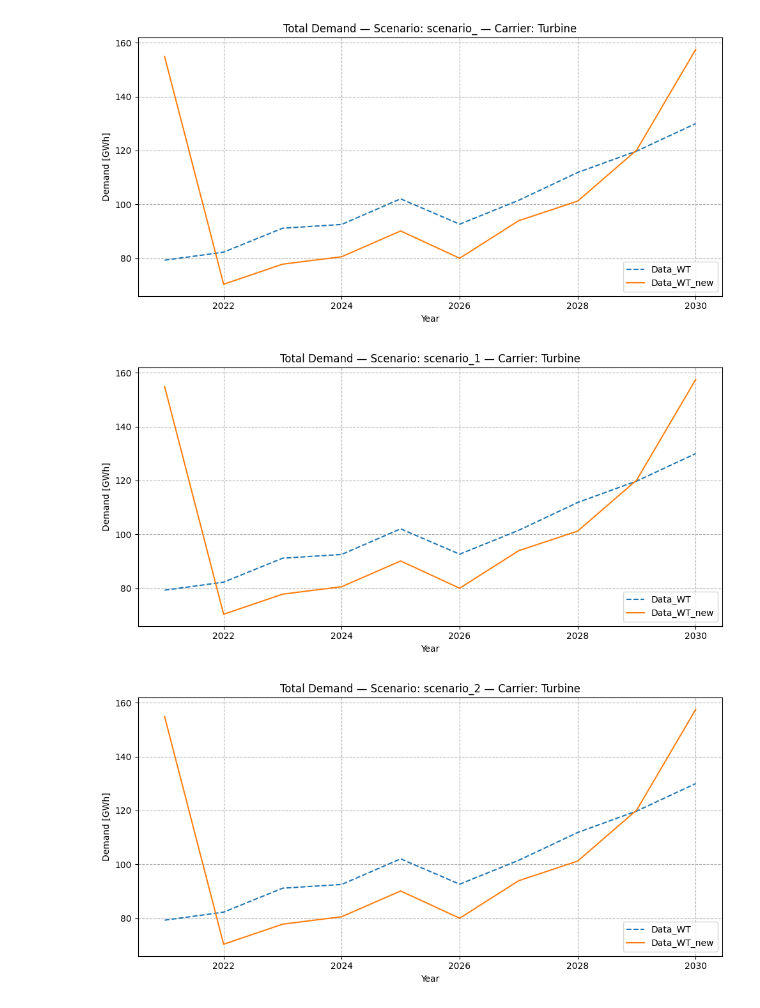
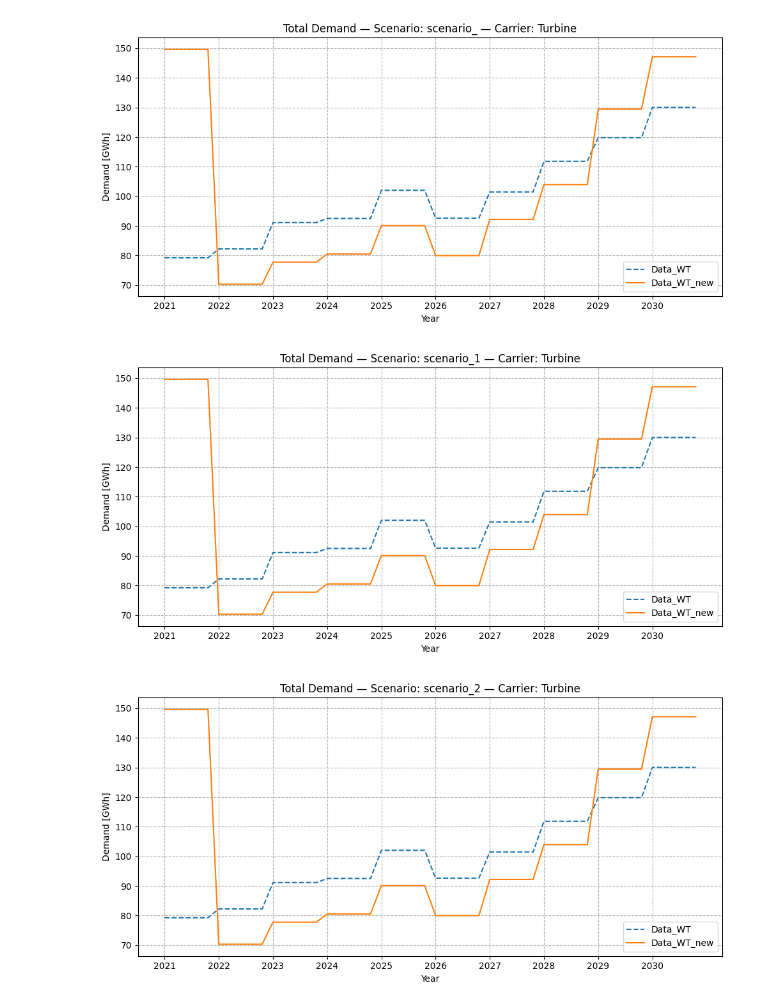
Before and after one commit to NicolaL1/ZEN-garden_SP, a Jupyter notebook: Data_Wind/result_col.ipynb, the cells around one changed output. Drawn from its saved outputs; the diff is of its cells as text; code cells hidden in the pictures.

```diff
--- a/Data_Wind/result_col.ipynb
+++ b/Data_Wind/result_col.ipynb
@@ -96,43 +57,53 @@ demand2 = r2.get_full_ts("demand").reset_index()
 
 # Rename scenario column for clarity
 demand1 = demand1.rename(columns={"level_0": "scenario"})
 demand2 = demand2.rename(columns={"level_0": "scenario"})
 
-# Define year columns (int only)
-year_cols = [col for col in demand1.columns if isinstance(col, int)]
-years = [2021 + int(col) for col in year_cols]  # Adjust if needed
+# Define time step columns (float or int)
+time_cols = [col for col in demand1.columns if isinstance(col, (int, float))]
+times = time_cols  # use directly without adjustment
 
 # Loop over scenarios
 scenarios = demand1["scenario"].unique()
 
 for scenario in scenarios:
     d1_s = demand1[demand1["scenario"] == scenario]
     d2_s = demand2[demand2["scenario"] == scenario]
 
-    # Group by carrier (e.g. power, heat, etc.)
-    d1_grouped = d1_s.groupby("carrier")[year_cols].sum()
-    d2_grouped = d2_s.groupby("carrier")[year_cols].sum()
+    # --- Define times for this scenario ---
+    time_cols = [col for col in d1_s.columns if isinstance(col, (int, float))]
+    times = time_cols  # use directly
 
-    # Filter to only carriers with non-zero demand
+    # --- Group by carrier ---
+    d1_grouped = d1_s.groupby("carrier")[times].sum()
+    d2_grouped = d2_s.groupby("carrier")[times].sum()
+
     carriers = sorted(set(d1_grouped.index).union(d2_grouped.index))
     non_zero = [
         carrier for carrier in carriers
         if d1_grouped.loc[carrier].sum() > 0 or d2_grouped.loc[carrier].sum() > 0
     ]
 
-    # Plot per carrier
+    # --- Plot per carrier ---
     for carrier in non_zero:
         plt.figure(figsize=(10, 5))
-        plt.plot(years, d1_grouped.loc[carrier], label=f"{dataset_name_1}", linestyle="--")
-        plt.plot(years, d2_grouped.loc[carrier], label=f"{dataset_name_2}", linestyle="-")
+        plt.plot(times, d1_grouped.loc[carrier], label=f"{dataset_name_1}", linestyle="--")
+        plt.plot(times, d2_grouped.loc[carrier], label=f"{dataset_name_2}", linestyle="-")
         plt.title(f"Total Demand — Scenario: {scenario} — Carrier: {carrier}")
         plt.xlabel("Year")
         plt.ylabel("Demand [GWh]")
         plt.grid(True, linestyle="--")
         plt.legend()
         plt.tight_layout()
+
+        # --- Custom xticks every 5 time steps (for yearly labeling) ---
+        step_interval = 5  # assuming 5 steps per year
+        xticks_positions = times[::step_interval]
+        xticks_labels = [str(2021 + i) for i in range(len(xticks_positions))]  # start year = 2021
+        plt.xticks(ticks=xticks_positions, labels=xticks_labels)
+
         plt.show()
 # %% [output]
-[figure, old version]
+[figure, new version]
-[figure, old version]
+[figure, new version]
-[figure, old version]
+[figure, new version]
```
Also changed, not shown: parts of 4 cells of this notebook.
